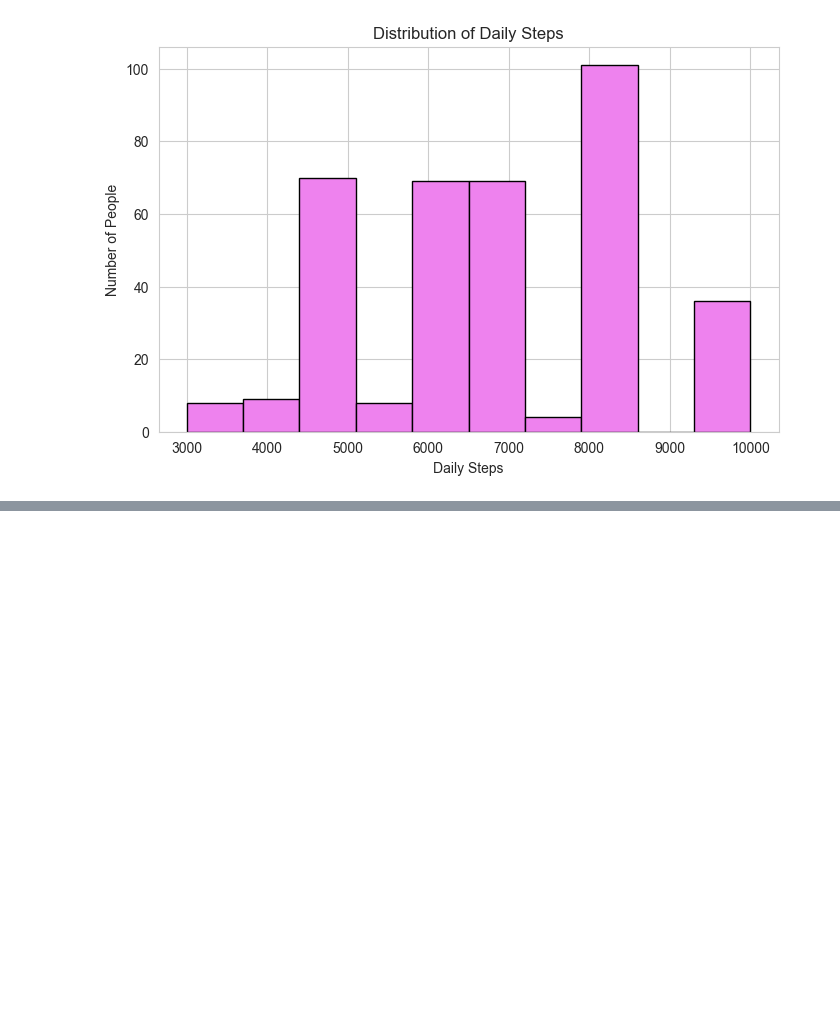
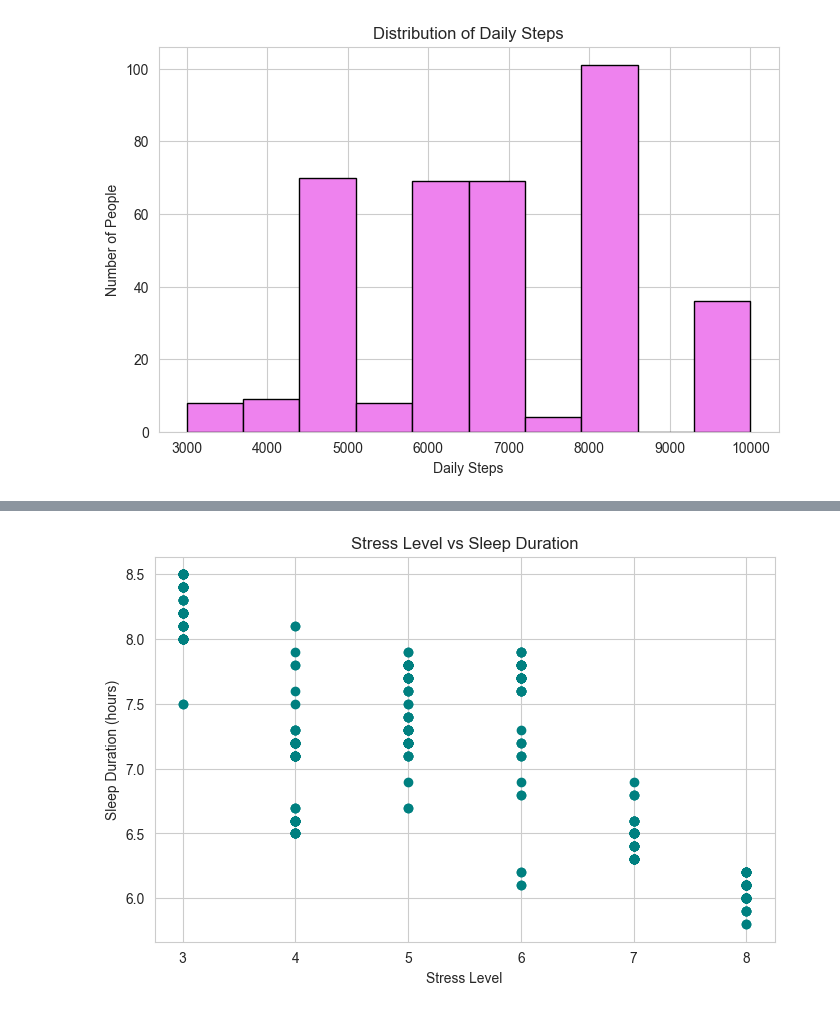
Before and after one commit to Harnoor0718/Data_Analytics, a Jupyter notebook: Summer Training/mini_project.ipynb, the cells around one changed output, grey strips where cells are left out. Drawn from its saved outputs; the diff is of its cells as text; code cells hidden in the pictures; blank space fills up the shorter version.

```diff
--- a/Summer Training/mini_project.ipynb
+++ b/Summer Training/mini_project.ipynb
@@ -128,0 +156,8 @@ plt.show()
+# %%
+plt.scatter(df["Stress Level"], df["Sleep Duration"], color="teal")
+plt.title("Stress Level vs Sleep Duration")
+plt.xlabel("Stress Level")
+plt.ylabel("Sleep Duration (hours)")
+plt.show()
+# %% [output]
+[figure, added]
```
Also changed, not shown: parts of 13 cells of this notebook, 1 other file.
